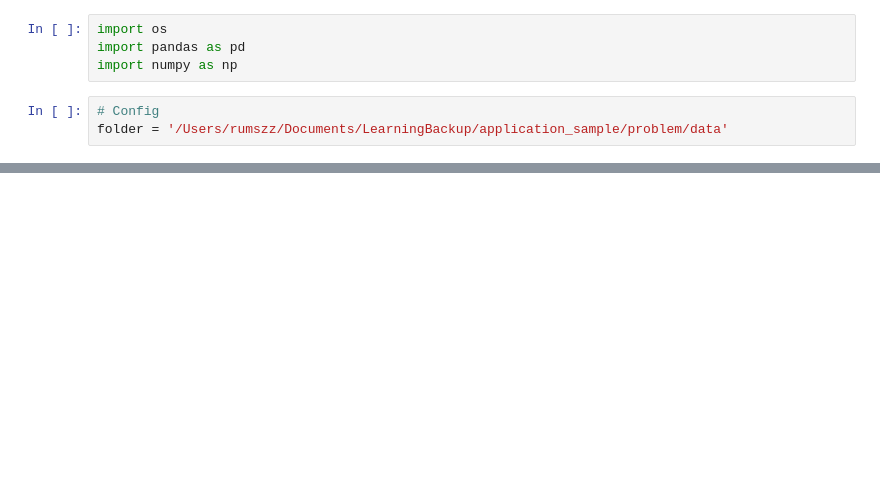
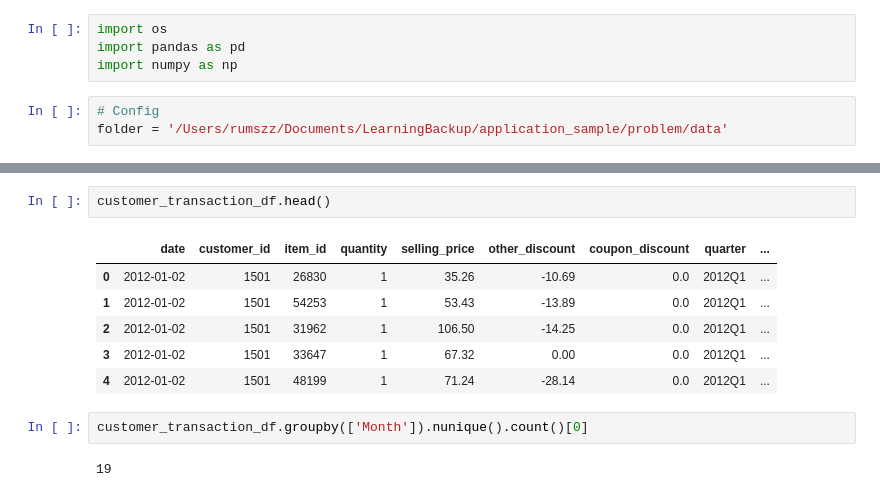
Before and after one commit to ruhama-ahale/amexpert, a Jupyter notebook: 01_explore.ipynb, the cells around one changed output, grey strips where cells are left out. Cells and saved outputs as stored; diff of their text form; blank space fills up the shorter version.

```diff
--- a/01_explore.ipynb
+++ b/01_explore.ipynb
@@ -19,0 +201,13 @@ camp_data_df.head()
+# %%
+customer_transaction_df.head()
+# %% [output]
+|  | date | customer_id | item_id | quantity | selling_price | other_discount | coupon_discount | quarter | ... |
+| 0 | 2012-01-02 | 1501 | 26830 | 1 | 35.26 | -10.69 | 0.0 | 2012Q1 | ... |
+| 1 | 2012-01-02 | 1501 | 54253 | 1 | 53.43 | -13.89 | 0.0 | 2012Q1 | ... |
+| 2 | 2012-01-02 | 1501 | 31962 | 1 | 106.50 | -14.25 | 0.0 | 2012Q1 | ... |
+| 3 | 2012-01-02 | 1501 | 33647 | 1 | 67.32 | 0.00 | 0.0 | 2012Q1 | ... |
+| 4 | 2012-01-02 | 1501 | 48199 | 1 | 71.24 | -28.14 | 0.0 | 2012Q1 | ... |
+# %%
+customer_transaction_df.groupby(['Month']).nunique().count()[0]
+# %% [output]
+19
```
Also changed, not shown: parts of 25 cells of this notebook.
